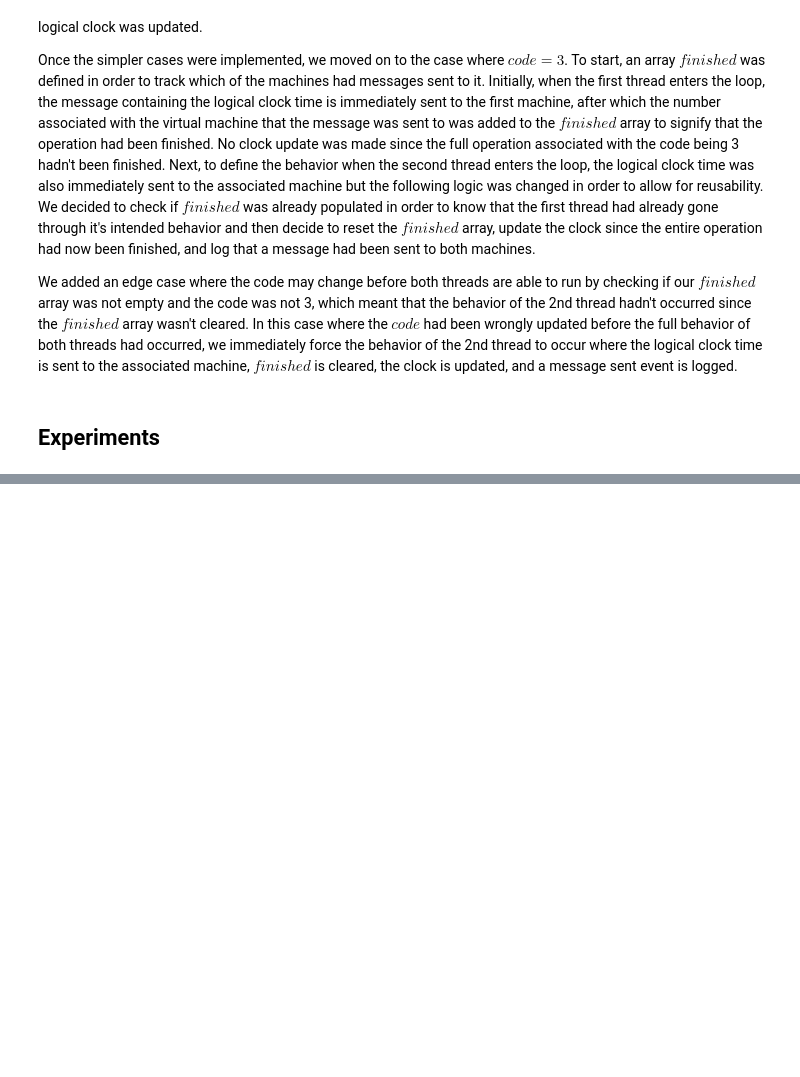
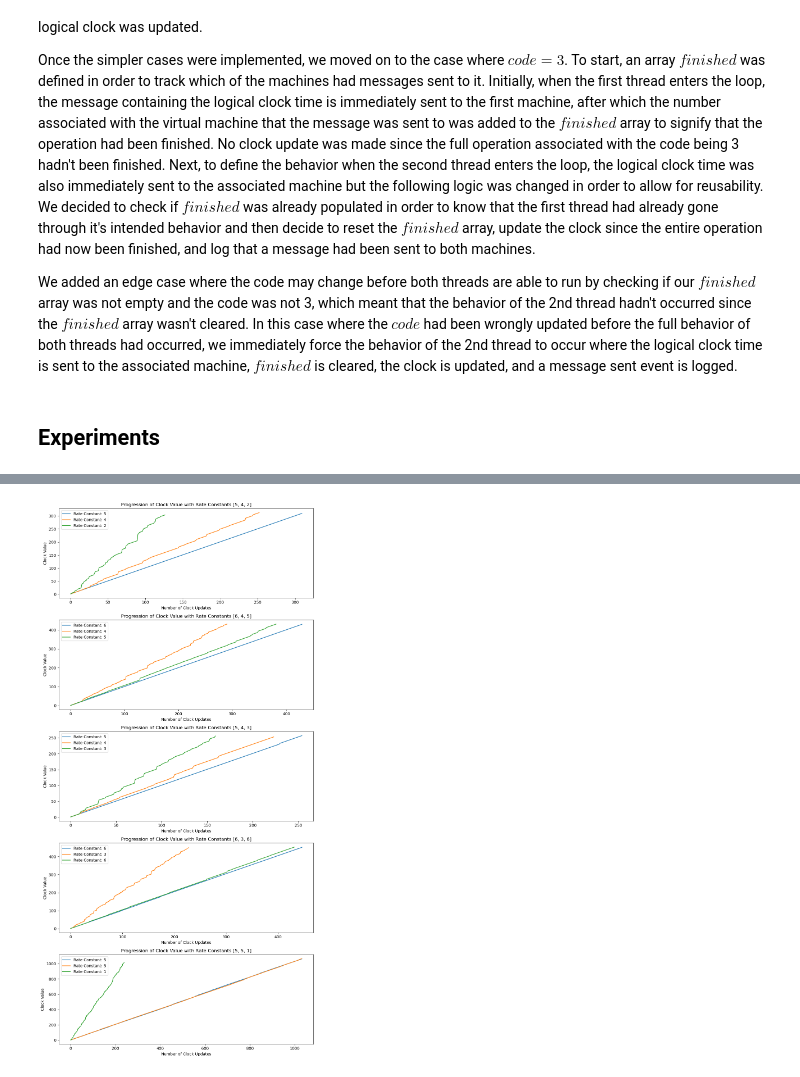
Before and after one commit to rnori-harv/DistributedSystemModel, a Jupyter notebook: CS 262 Engineering Notebook.ipynb, the cells around one changed output, grey strips where cells are left out. Cells and saved outputs as stored; diff of their text form; code cells hidden in the pictures; blank space fills up the shorter version.

```diff
--- a/CS 262 Engineering Notebook.ipynb
+++ b/CS 262 Engineering Notebook.ipynb
@@ -229,0 +53,32 @@ axs[2].plot(logical_clock_diff_3, label = "green")
+# %%
+def get_logical_clock(logs):
+    logical_clock = []
+    for event in logs:
+        logical_clock.append(int(event[event.rfind(',') + 2:]))
+    return logical_clock
+# %%
+def get_clock_jumps(logical_clock):
+    clock_jumps = []
+    for i in range(len(logical_clock) - 1):
+        clock_jumps.append(logical_clock[i + 1] - logical_clock[i])
+    return clock_jumps
+# %%
+clock_dict = {}
+for key in log_dict.keys():
+    clock_dict[key] = [get_logical_clock(log_dict[key][i]) for i in range(len(log_dict[key]))]
+# %%
+clock_jumps_dict = {}
+for key in clock_dict.keys():
+    clock_jumps_dict[key] = [get_clock_jumps(clock_dict[key][i]) for i in range(len(clock_dict[key]))]
+# %%
+fig, axs  = plt.subplots(5, 1, figsize = (10,20))
+for key in clock_dict.keys():
+    for i in range(len(clock_dict[key])):
+        axs[key - 1].plot(clock_dict[key][i], label = "Rate Constant: " + str(RATE_CONST[key][i]))
+        axs[key - 1].set_title("Progression of Clock Value with Rate Constants " + str(RATE_CONST[key]))
+        axs[key - 1].set_xlabel("Number of Clock Updates")
+        axs[key - 1].set_ylabel("Clock Value")
+        axs[key - 1].legend()
+fig.tight_layout()
+# %% [output]
+[figure, added]
```
Also changed, not shown: parts of 34 cells of this notebook, 1 other file.
